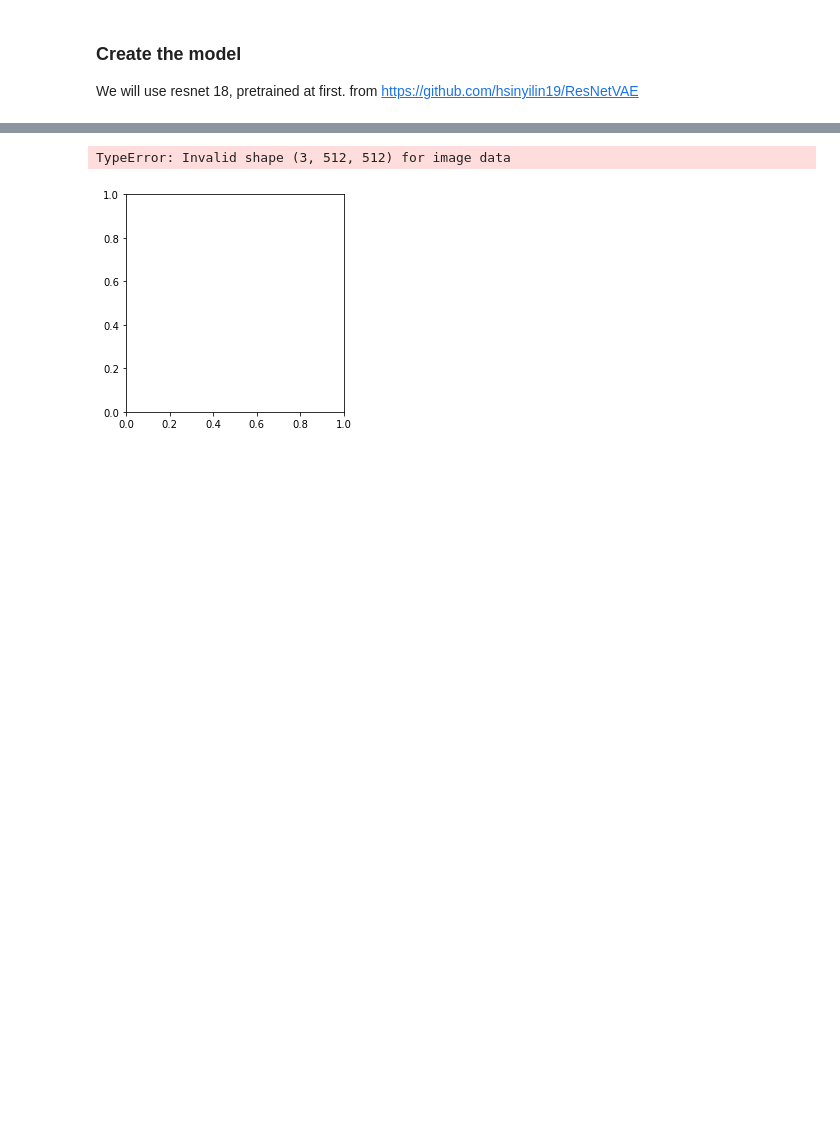
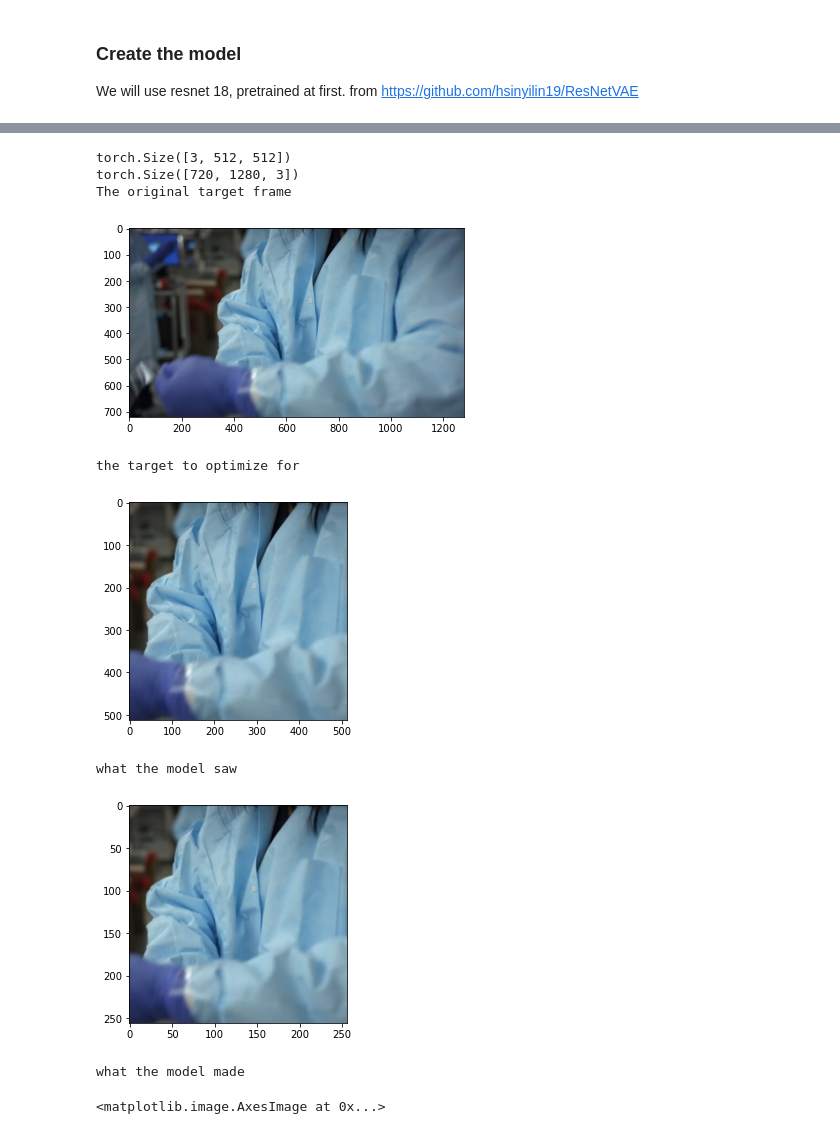
Before and after one commit to VMReyes/6.819-video-superresolution, a Jupyter notebook: video-superresolution.ipynb, the cells around one changed output, grey strips where cells are left out. Saved outputs shown, nothing was run; the diff lists cells and outputs as text; code cells hidden in the pictures; blank space fills up the shorter version.

Commit message:
model functions as an autoencoder

```diff
--- a/video-superresolution.ipynb
+++ b/video-superresolution.ipynb
@@ -243,8 +240,8 @@ def make_optimizer(bottleneck, decoder):
         if param.requires_grad == True:
             print("\t",name)
     # Use SGD
-    optimizer = optim.SGD(params_to_update, lr=0.001, momentum=0.9)
-    #optimizer = optim.Adagrad(params_to_update, lr=0.001)
+    #optimizer = optim.SGD(params_to_update, lr=0.001, momentum=0.9)
+    optimizer = optim.Adagrad(params_to_update, lr=0.001)
     return optimizer
 # %%
 def fit_one_point(resnet, bottleneck, decoder, point, in_transforms, target_transforms, iterations=1000):
@@ -252,15 +249,15 @@ def fit_one_point(resnet, bottleneck, decoder, point, in_transforms, target_tran
     batched_input_2 = []
     batched_targets = []
     for example in point:
-        in_1 = in_transforms(example[0]) # frame_i-1
-        in_2 = in_transforms(example[1]) # frame_i
-        target = target_transforms(example[1])
+        in_1 = in_transforms(example[0].permute(2,0,1)) # frame_i-1
+        in_2 = in_transforms(example[1].permute(2,0,1)) # frame_i
+        target = target_transforms(example[1].permute(2,0,1))
         batched_input_1.append(in_1)
         batched_input_2.append(in_2)
         batched_targets.append(target)
-    batched_input_1 = torch.stack(batched_input_1)
-    batched_input_2 = torch.stack(batched_input_2)
-    batched_targets = torch.stack(batched_targets)
+    batched_input_1 = torch.stack(batched_input_1).to(device)
+    batched_input_2 = torch.stack(batched_input_2).to(device)
+    batched_targets = torch.stack(batched_targets).to(device)
 
     optimizer = make_optimizer(bottleneck, decoder)
     resnet.eval()
@@ -307,8 +304,9 @@ batched_point = [clip[0], clip2[0]]
 # %%
 # fit a point
 resnet, out_size = initialize_resnet_model()
-bottleneck = initialize_bottleneck(2*out_size)
-decoder = initialize_decoder()
+resnet.to(device)
+bottleneck = initialize_bottleneck(2*out_size).to(device)
+decoder = initialize_decoder().to(device)
 print(resnet)
 print(bottleneck)
 print(decoder)
@@ -334,7 +332,33 @@ tensor(0.0600, grad_fn=<MulBackward0>)
 # %%
+prediction = last_prediction[1].cpu().detach()
+target = batched_point[1][1]
+input_target = data_transforms['train_in_no_normalize'](batched_point[1][1].permute(2,0,1))
+print(prediction.shape)
+#prediction_img = transforms.ToPILImage(prediction)
+print(target.shape)
 
-plt.imshow(last_prediction[0].detach().numpy())
+print("The original target frame")
+plt.imshow(target)
+plt.show()
+
+transformed_target = data_transforms['train_target'](target.permute(2,0,1))
+print("the target to optimize for")
+plt.imshow(transformed_target.permute(1,2,0))
+plt.show()
+print("what the model saw")
+plt.imshow(transforms.functional.to_pil_image(input_target))
+plt.show()
+print("what the model made")
+plt.imshow(transforms.functional.to_pil_image(prediction))
 #plt.plot(losses)
 # %% [output]
-TypeError: Invalid shape (3, 512, 512) for image data
+torch.Size([3, 512, 512])
+torch.Size([720, 1280, 3])
+The original target frame
-[figure, old version]
+[figure, new version]
+the target to optimize for
+[figure, added]
+what the model saw
+[figure, added]
+what the model made
+<matplotlib.image.AxesImage at 0x...>
```
Also changed, not shown: parts of 6 cells of this notebook.
